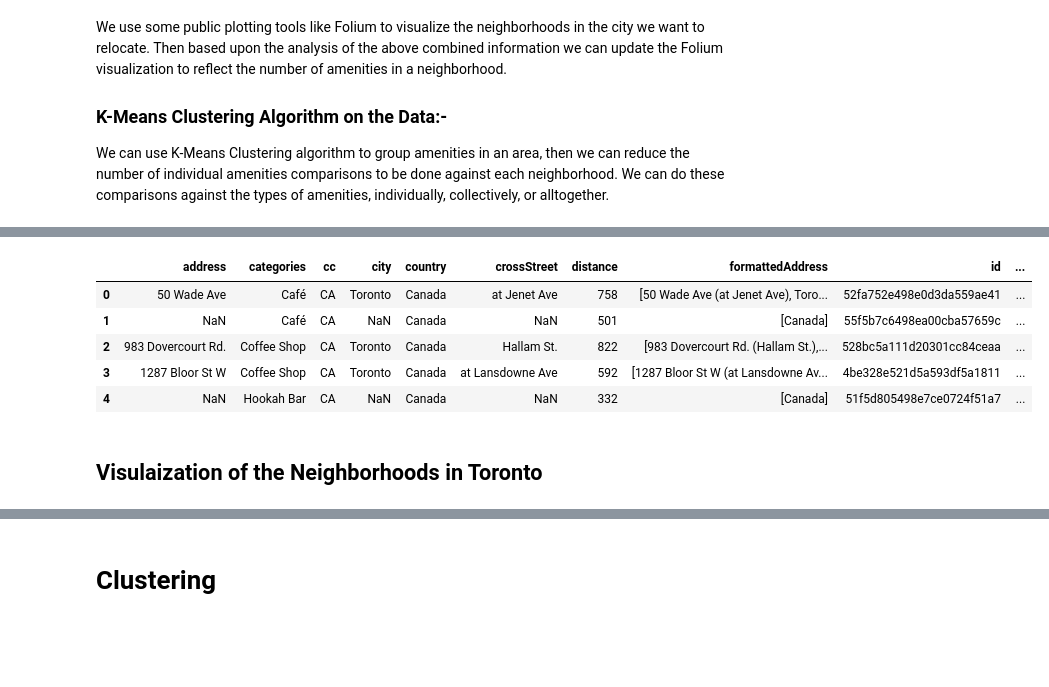
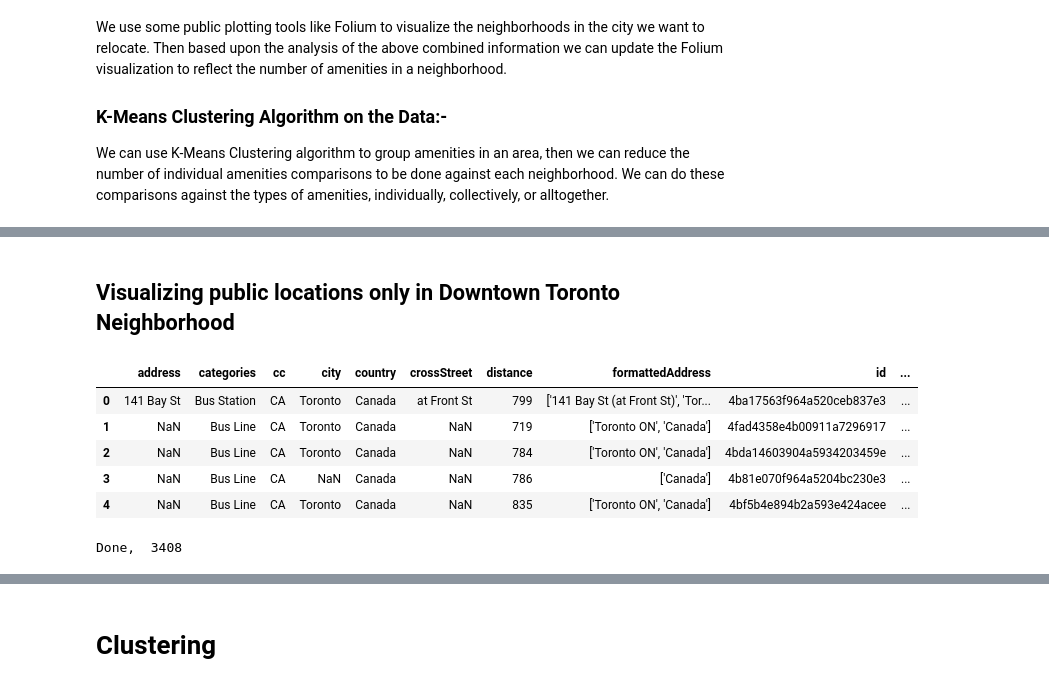
Before and after one commit to mohanprasath/course_work, a Jupyter notebook: coursera/applied_data_science_capstone/Capstone Project Code.ipynb, the cells around one changed output, grey strips where cells are left out. Saved outputs shown, nothing was run; the diff lists cells and outputs as text; code cells hidden in the pictures; blank space fills up the shorter version.

```diff
--- a/coursera/applied_data_science_capstone/Capstone Project Code.ipynb
+++ b/coursera/applied_data_science_capstone/Capstone Project Code.ipynb
@@ -174,20 +199,14 @@ from tqdm import tqdm
 locations = dict()
 for index, data in toronto_data.iterrows():
     address = data["Neighborhood"]
-    geolocator = Nominatim(user_agent="my-application")
+    address =  address + ", " + data["Borough"]  + ", "+ " Canada"# + "Toronto"  + ", "
+    # print(address)
+    geolocator = Nominatim(user_agent="coursera_capstone_project", timeout=1000)
     location = geolocator.geocode(address)
     if location:
         locations[address] = (location.latitude, location.longitude)
         toronto_data.loc[index,'latitude'] = location.latitude
         toronto_data.loc[index,'longitude'] = location.longitude
-    # print(address, (location.latitude, location.longitude))
+        print(address, (location.latitude, location.longitude))
 print("Completed locations: ", len(locations))
-# Some neighborhoods geolocation cannot be found due to time out errors.
-# i am proceeding with available data
-"""
-coordinates = pd.read_csv('http://cocl.us/Geospatial_data')
-coordinates.rename(columns={'Postal Code': 'PostalCode'}, inplace=True)
-final_result = pd.merge(toronto_data, coordinates, on='Neighborhood')
-final_result
-"""
 # %% [output]
@@ -280,13 +398,20 @@ dtoronto.head()
+# %% [markdown]
+## Visualizing public locations only in Downtown Toronto Neighborhood
 # %%
-wtoronto = data[data['neighborhood'].apply(lambda x: 'West Toronto' in x)]
-wtoronto.head()
+downtown_data = data[data['neighborhood'] == ' Downtown Toronto']
+downtown_data.head()
 # %% [output]
 |  | address | categories | cc | city | country | crossStreet | distance | formattedAddress | id | ... |
-| 0 | 50 Wade Ave | Café | CA | Toronto | Canada | at Jenet Ave | 758 | [50 Wade Ave (at Jenet Ave), Toro... | 52fa752e498e0d3da559ae41 | ... |
-| 1 | NaN | Café | CA | NaN | Canada | NaN | 501 | [Canada] | 55f5b7c6498ea00cba57659c | ... |
-| 2 | 983 Dovercourt Rd. | Coffee Shop | CA | Toronto | Canada | Hallam St. | 822 | [983 Dovercourt Rd. (Hallam St.),... | 528bc5a111d20301cc84ceaa | ... |
-| 3 | 1287 Bloor St W | Coffee Shop | CA | Toronto | Canada | at Lansdowne Ave | 592 | [1287 Bloor St W (at Lansdowne Av... | 4be328e521d5a593df5a1811 | ... |
-| 4 | NaN | Hookah Bar | CA | NaN | Canada | NaN | 332 | [Canada] | 51f5d805498e7ce0724f51a7 | ... |
+| 0 | 141 Bay St | Bus Station | CA | Toronto | Canada | at Front St | 799 | ['141 Bay St (at Front St)', 'Tor... | 4ba17563f964a520ceb837e3 | ... |
+| 1 | NaN | Bus Line | CA | Toronto | Canada | NaN | 719 | ['Toronto ON', 'Canada'] | 4fad4358e4b00911a7296917 | ... |
+| 2 | NaN | Bus Line | CA | Toronto | Canada | NaN | 784 | ['Toronto ON', 'Canada'] | 4bda14603904a5934203459e | ... |
+| 3 | NaN | Bus Line | CA | NaN | Canada | NaN | 786 | ['Canada'] | 4b81e070f964a5204bc230e3 | ... |
+| 4 | NaN | Bus Line | CA | Toronto | Canada | NaN | 835 | ['Toronto ON', 'Canada'] | 4bf5b4e894b2a593e424acee | ... |
-# %% [markdown]
-## Visulaization of the Neighborhoods in Toronto
+# %%
+data_to_plot_on_map = []
+for entry in downtown_data[['neighborhood', 'lat', 'lng', 'name']].iterrows():
+    data_to_plot_on_map.append([entry[1][0], entry[1][1], entry[1][2], entry[1][3]])
+print("Done, ", len(data_to_plot_on_map))
+# %% [output]
+Done,  3408
 # %%
```
Also changed, not shown: parts of 37 cells of this notebook, 7 other files.
